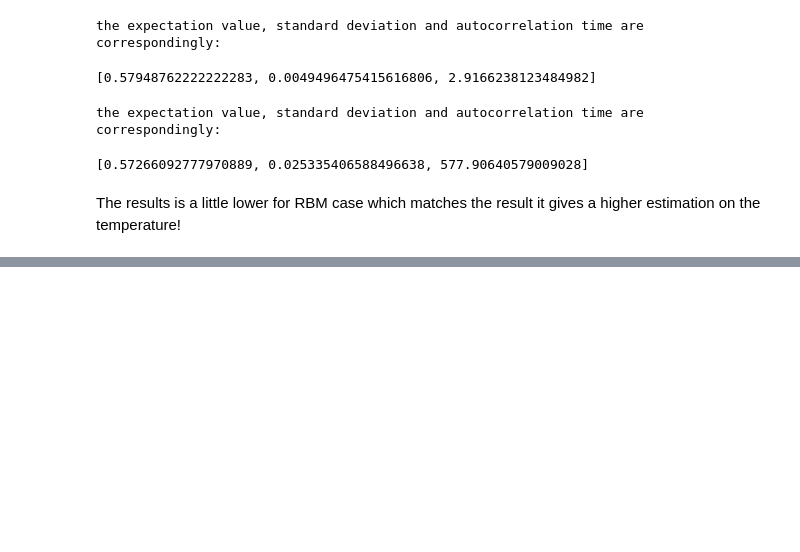
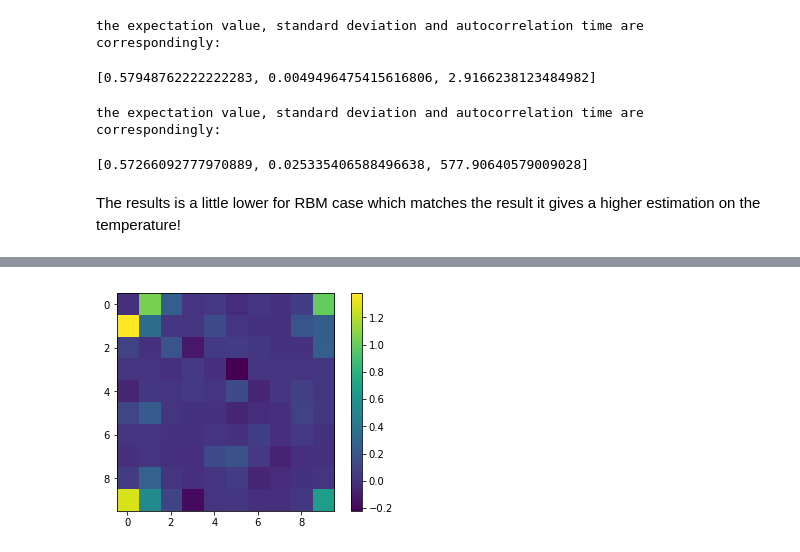
Before and after one commit to fagan2888/RBM-MCMC, a Jupyter notebook: demo.ipynb, the cells around one changed output, grey strips where cells are left out. Cells and saved outputs as stored; diff of their text form; code cells hidden in the pictures; blank space fills up the shorter version.

```diff
--- a/demo.ipynb
+++ b/demo.ipynb
@@ -169,0 +175,5 @@ The results is a little lower for RBM case which matches the result it gives a h
+# %%
+f = localFBM([10,10], np.ones((100,100))-np.identity(100))
+# %%
+f.fit(spin[:18000],spin[18000:], epoch=10, presteps=100, batch=300, mcsteps=200,
+      learningrate=0.2, regulation1=0.002)
@@ -169,0 +198,8 @@ The results is a little lower for RBM case which matches the result it gives a h
+# %%
+plt.imshow(f.weights.reshape(10,10,10,10)[0,0])
+plt.colorbar()
+plt.show()
+# the model after very short training has learned the locality of the interaction
+# as well as the periodicity of the model!
+# %% [output]
+[figure, added]
```
Also changed, not shown: parts of 8 cells of this notebook, 1 other file.
